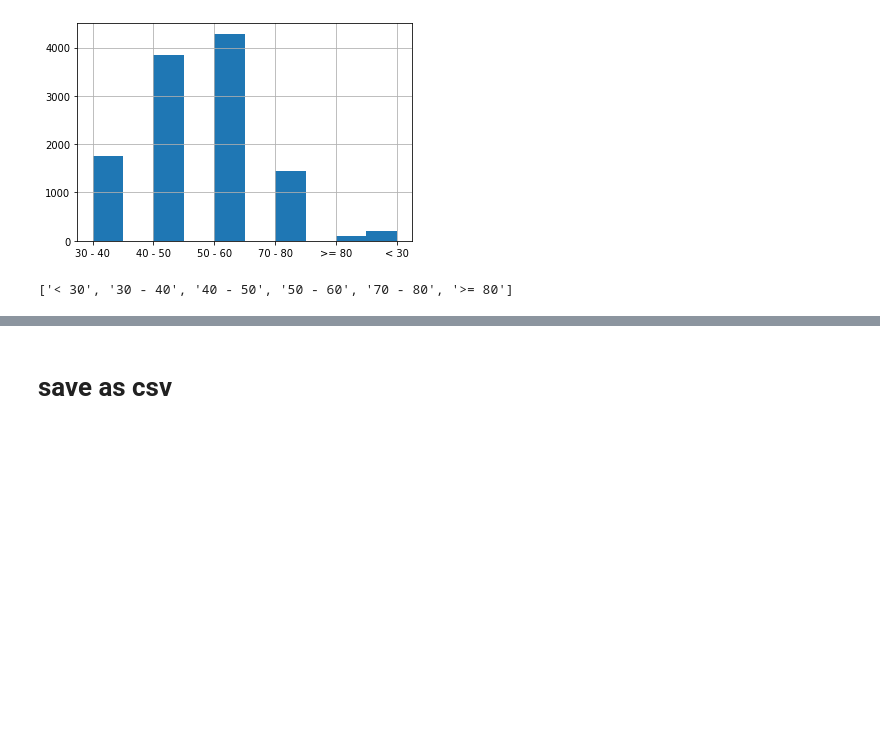
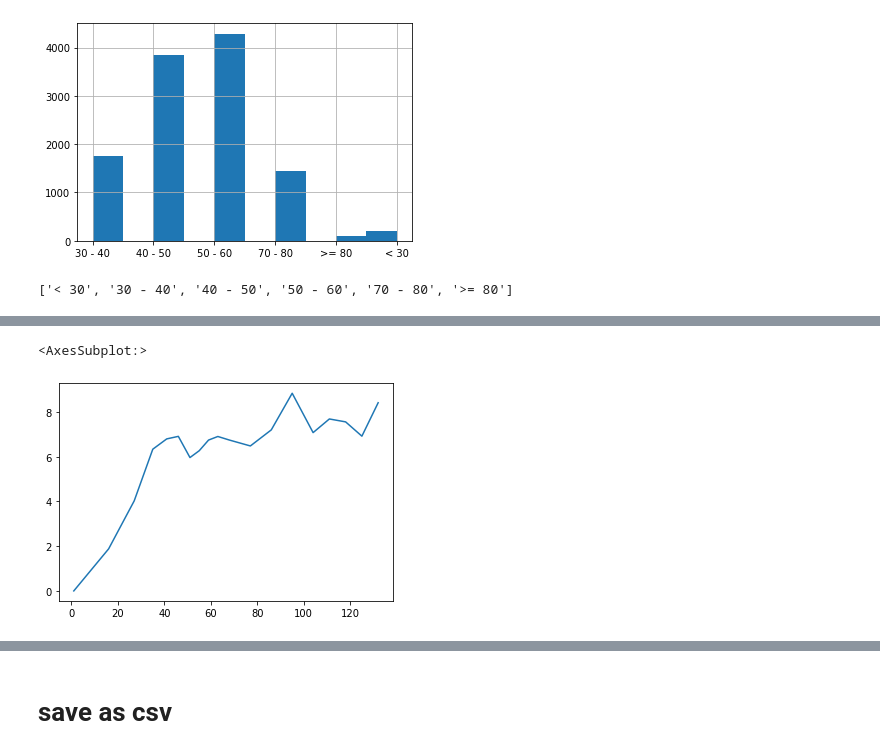
Before and after one commit to mrs-curi0sity/bundestag-mining, a Jupyter notebook: Parse_Stammdaten.ipynb, the cells around one changed output, grey strips where cells are left out. Drawn from its saved outputs; the diff is of its cells as text; code cells hidden in the pictures; blank space fills up the shorter version.

```diff
--- a/Parse_Stammdaten.ipynb
+++ b/Parse_Stammdaten.ipynb
@@ -661,0 +664,5 @@ list_of_altersklassen
+# %%
+df_mdb_wp = df_mdb_wp.join(df_mdb_wp[['ID', 'START_DATE']].groupby('ID').min(), how='left', rsuffix='_FIRST', on='ID')
+# %%
+df_mdb_wp['NUM_YEARS_IN_BT'] = df_mdb_wp['START_DATE'] - df_mdb_wp['START_DATE_FIRST']
+df_mdb_wp['NUM_YEARS_IN_BT'] = df_mdb_wp['NUM_YEARS_IN_BT']/np.timedelta64(1,'Y')
@@ -661,0 +684,13 @@ list_of_altersklassen
+# %%
+# delemte
+selected_df = df_mdb_wp[(df_mdb_wp['WP']>= 1) & (df_mdb_wp['WP']<= 19)]
+#selected_df = selected_df[selected_df['PARTEI_KURZ'].isin(selected_parteien)]
+grouped = selected_df[['ID', 'START_DATE', 'NUM_YEARS_IN_BT', 'PARTEI_KURZ']].groupby(['START_DATE', 'PARTEI_KURZ']).mean()
+# %%
+grouped.reset_index(inplace=True)
+# %%
+# delemte
+grouped[grouped['PARTEI_KURZ']=='CDU']['NUM_YEARS_IN_BT'].plot()
+# %% [output]
+<AxesSubplot:>
+[figure, added]
```
Also changed, not shown: parts of 48 cells of this notebook, 1 other file.
